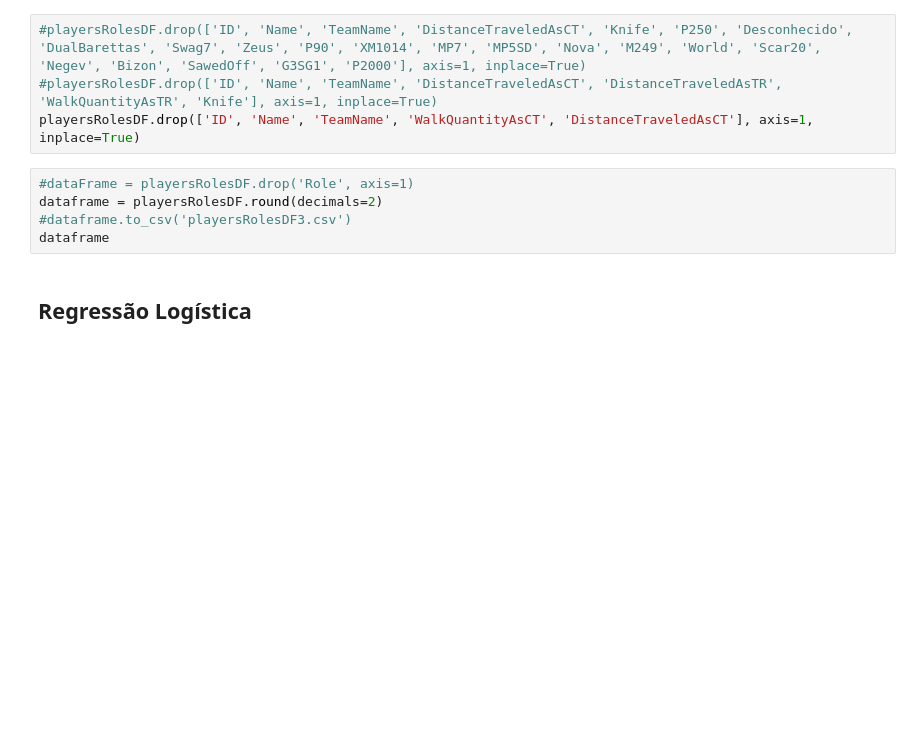
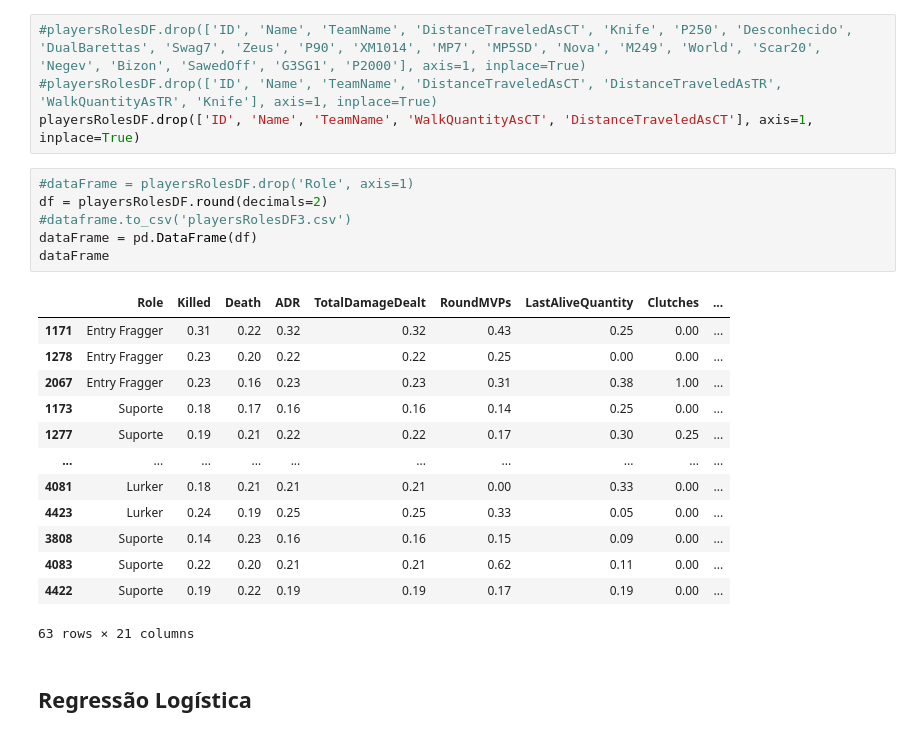
Before and after one commit to Murilobdo/DemoCSGO_API, a Jupyter notebook: Jupyter_Notebook/TCC_Notebook.ipynb, the cells around one changed output. Saved outputs shown, nothing was run; the diff lists cells and outputs as text; blank space fills up the shorter version.

```diff
--- a/Jupyter_Notebook/TCC_Notebook.ipynb
+++ b/Jupyter_Notebook/TCC_Notebook.ipynb
@@ -149,9 +182,24 @@ playersRolesDF.head()
 playersRolesDF.drop(['ID', 'Name', 'TeamName', 'WalkQuantityAsCT', 'DistanceTraveledAsCT'], axis=1, inplace=True)
 # %%
 #dataFrame = playersRolesDF.drop('Role', axis=1)
-dataframe = playersRolesDF.round(decimals=2)
+df = playersRolesDF.round(decimals=2)
 #dataframe.to_csv('playersRolesDF3.csv')
-dataframe
+dataFrame = pd.DataFrame(df)
+dataFrame
+# %% [output]
+|  | Role | Killed | Death | ADR | TotalDamageDealt | RoundMVPs | LastAliveQuantity | Clutches | ... |
+| 1171 | Entry Fragger | 0.31 | 0.22 | 0.32 | 0.32 | 0.43 | 0.25 | 0.00 | ... |
+| 1278 | Entry Fragger | 0.23 | 0.20 | 0.22 | 0.22 | 0.25 | 0.00 | 0.00 | ... |
+| 2067 | Entry Fragger | 0.23 | 0.16 | 0.23 | 0.23 | 0.31 | 0.38 | 1.00 | ... |
+| 1173 | Suporte | 0.18 | 0.17 | 0.16 | 0.16 | 0.14 | 0.25 | 0.00 | ... |
+| 1277 | Suporte | 0.19 | 0.21 | 0.22 | 0.22 | 0.17 | 0.30 | 0.25 | ... |
+| ... | ... | ... | ... | ... | ... | ... | ... | ... | ... |
+| 4081 | Lurker | 0.18 | 0.21 | 0.21 | 0.21 | 0.00 | 0.33 | 0.00 | ... |
+| 4423 | Lurker | 0.24 | 0.19 | 0.25 | 0.25 | 0.33 | 0.05 | 0.00 | ... |
+| 3808 | Suporte | 0.14 | 0.23 | 0.16 | 0.16 | 0.15 | 0.09 | 0.00 | ... |
+| 4083 | Suporte | 0.22 | 0.20 | 0.21 | 0.21 | 0.62 | 0.11 | 0.00 | ... |
+| 4422 | Suporte | 0.19 | 0.22 | 0.19 | 0.19 | 0.17 | 0.19 | 0.00 | ... |
+63 rows × 21 columns
 # %% [markdown]
 ## Regressão Logística
 # %%
```
Also changed, not shown: parts of 6 cells of this notebook, 8 other files.
